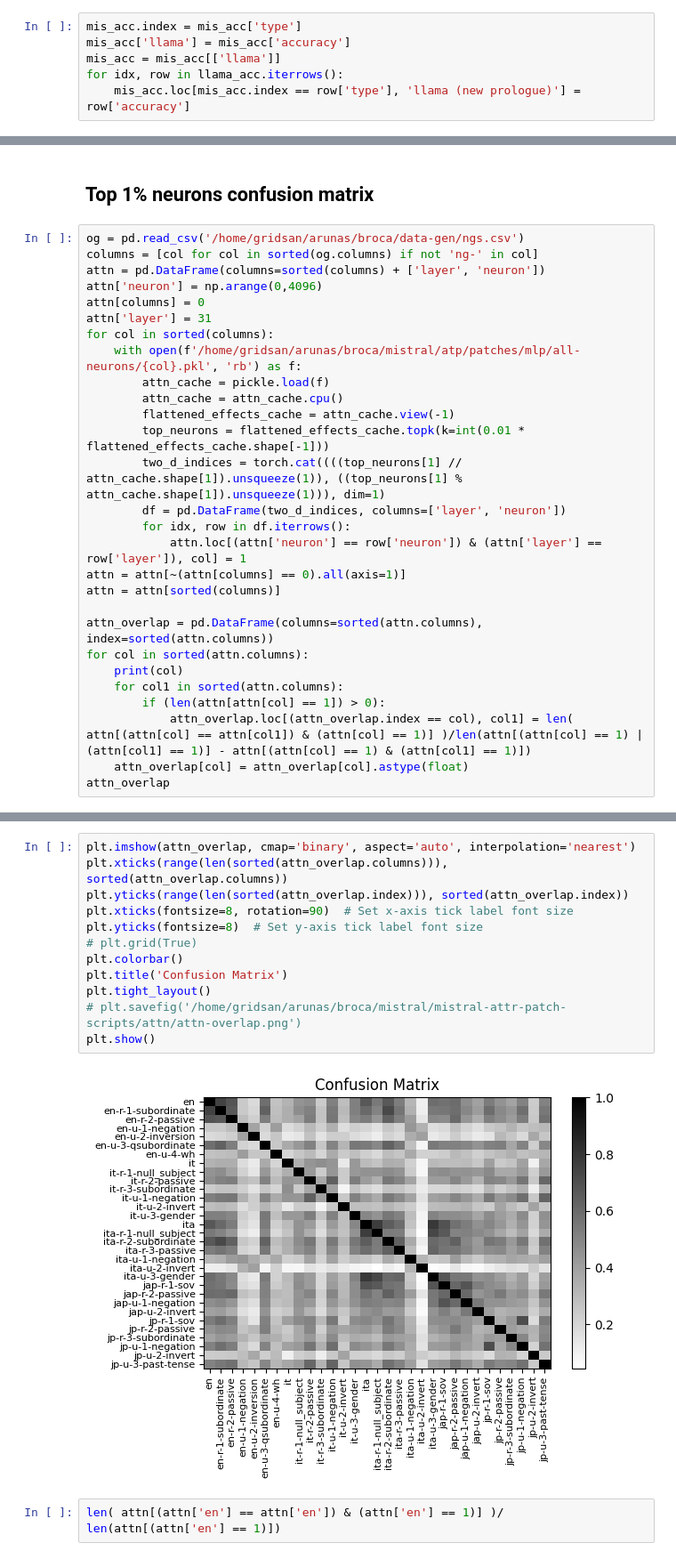
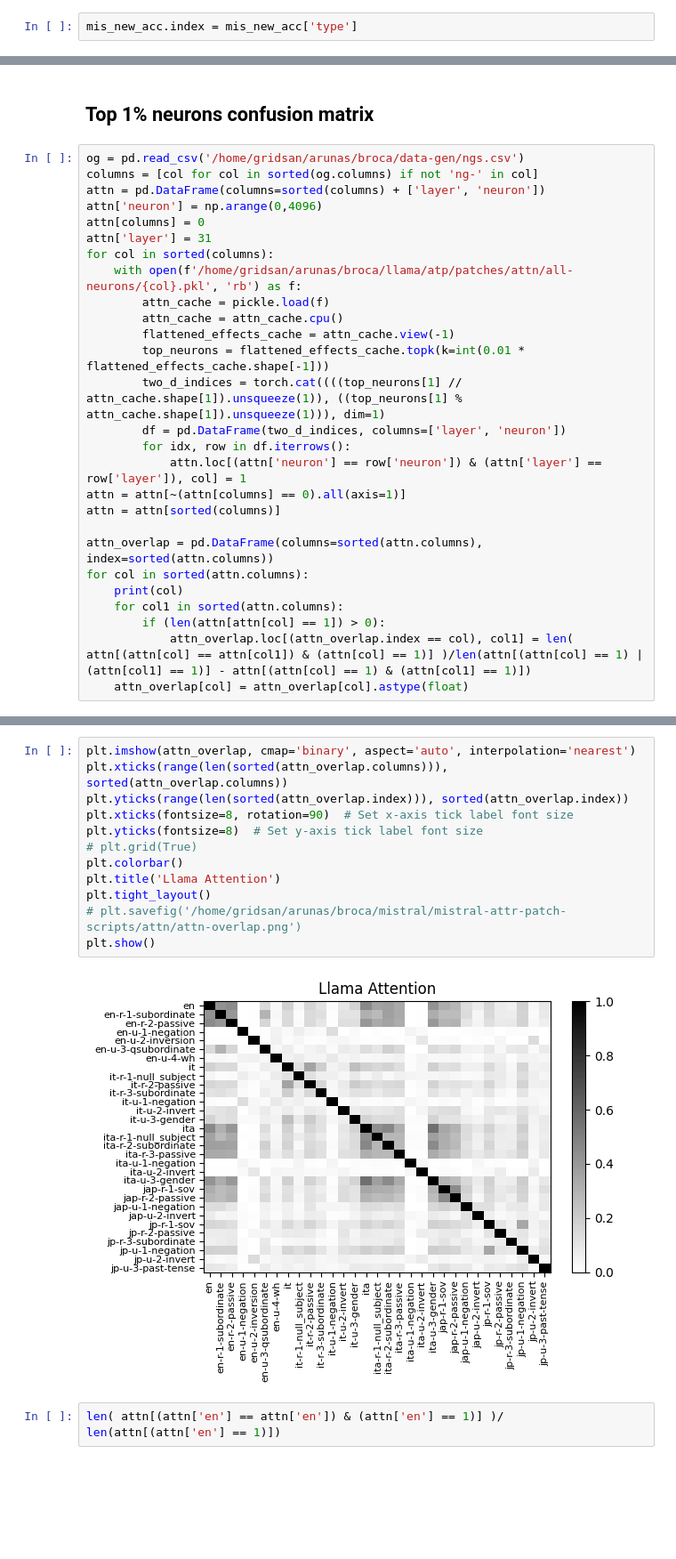
Before and after one commit to arunasank/disjoint-processing-llms, a Jupyter notebook: mistral/atp/attr-patching-charts.ipynb, the cells around one changed output, grey strips where cells are left out. Shown at 89% size. Saved outputs shown, nothing was run; the diff lists cells and outputs as text; blank space fills up the shorter version.

```diff
--- a/mistral/atp/attr-patching-charts.ipynb
+++ b/mistral/atp/attr-patching-charts.ipynb
@@ -20,6 +13,2 @@ llama_acc = llama_acc[['accuracy', 'type']]
 # %%
-mis_acc.index = mis_acc['type']
-mis_acc['llama'] = mis_acc['accuracy']
-mis_acc = mis_acc[['llama']]
-for idx, row in llama_acc.iterrows():
-    mis_acc.loc[mis_acc.index == row['type'], 'llama (new prologue)'] = row['accuracy']
+mis_new_acc.index = mis_new_acc['type']
@@ -134,7 +101,7 @@ attn['neuron'] = np.arange(0,4096)
 attn[columns] = 0
 attn['layer'] = 31
 for col in sorted(columns):
-    with open(f'/home/gridsan/arunas/broca/mistral/atp/patches/mlp/all-neurons/{col}.pkl', 'rb') as f:
+    with open(f'/home/gridsan/arunas/broca/llama/atp/patches/attn/all-neurons/{col}.pkl', 'rb') as f:
         attn_cache = pickle.load(f)
         attn_cache = attn_cache.cpu()
         flattened_effects_cache = attn_cache.view(-1)
@@ -153,7 +120,6 @@ for col in sorted(attn.columns):
         if (len(attn[attn[col] == 1]) > 0):
             attn_overlap.loc[(attn_overlap.index == col), col1] = len( attn[(attn[col] == attn[col1]) & (attn[col] == 1)] )/len(attn[(attn[col] == 1) | (attn[col1] == 1)] - attn[(attn[col] == 1) & (attn[col1] == 1)])
     attn_overlap[col] = attn_overlap[col].astype(float)
-attn_overlap
 # %% [output]
 en
 en-r-1-subordinate
@@ -193,17 +141,17 @@ jp-u-3-past-tense
 # %%
 plt.imshow(attn_overlap, cmap='binary', aspect='auto', interpolation='nearest')
 plt.xticks(range(len(sorted(attn_overlap.columns))), sorted(attn_overlap.columns))
 plt.yticks(range(len(sorted(attn_overlap.index))), sorted(attn_overlap.index))
 plt.xticks(fontsize=8, rotation=90)  # Set x-axis tick label font size
 plt.yticks(fontsize=8)  # Set y-axis tick label font size
 # plt.grid(True)
 plt.colorbar()
-plt.title('Confusion Matrix')
+plt.title('Llama Attention')
 plt.tight_layout()
 # plt.savefig('/home/gridsan/arunas/broca/mistral/mistral-attr-patch-scripts/attn/attn-overlap.png')
 plt.show()
 # %% [output]
-[figure, old version]
+[figure, new version]
 # %%
 len( attn[(attn['en'] == attn['en']) & (attn['en'] == 1)] )/ len(attn[(attn['en'] == 1)])
 # %% [output]
```
Also changed, not shown: parts of 10 cells of this notebook.
